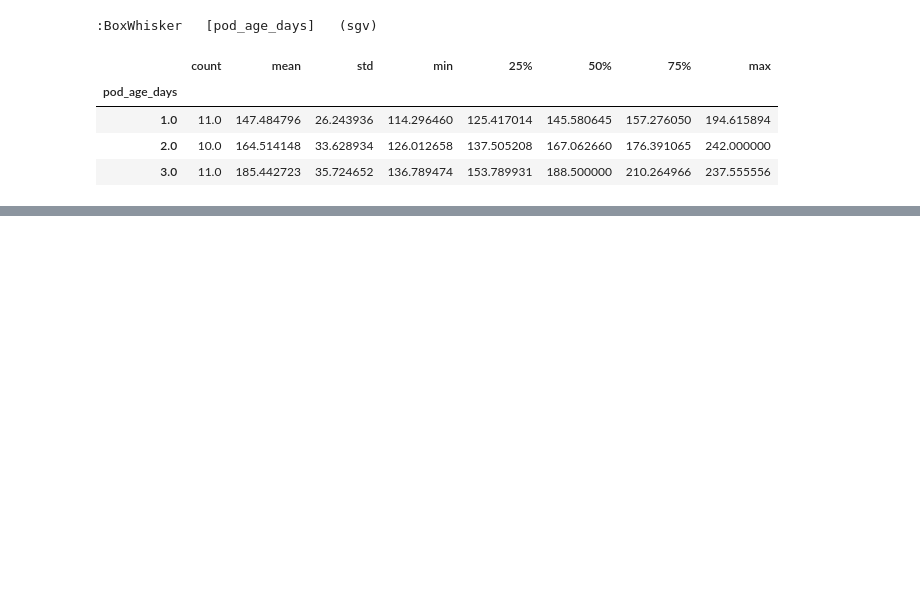
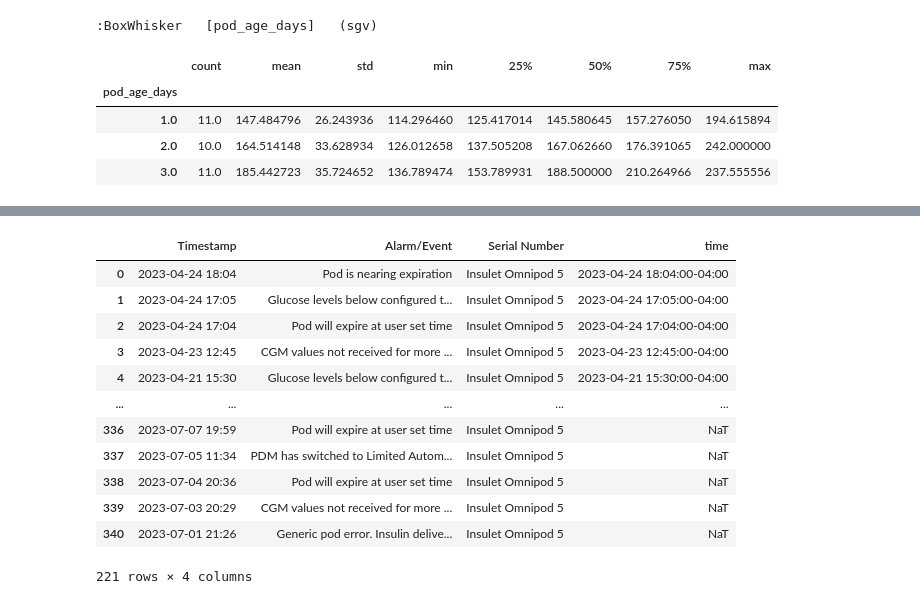
Before and after one commit to michellejw/mdb_explore, a Jupyter notebook: notebooks/df_explore_part06.ipynb, the cells around one changed output, grey strips where cells are left out. Drawn from its saved outputs; the diff is of its cells as text; code cells hidden in the pictures; blank space fills up the shorter version.

Commit message:
work on loading omnipod data for comparison

```diff
--- a/notebooks/df_explore_part06.ipynb
+++ b/notebooks/df_explore_part06.ipynb
@@ -197,0 +200,11 @@ df_daily.groupby(["pod_age_days"])["sgvb
+# %%
+import pickle
+
+# Load the pickled data
+pkl_file = r"../../data/glooko_cgm_and_pump.pkl"
+
+
+with open(pkl_file, "rb") as file:
+    df_cgm, df_alarms, pod_change_flag = pickle.load(file)
+
+df_cgm.head()
@@ -197,0 +218,16 @@ df_daily.groupby(["pod_age_days"])["sgvb
+# %%
+df_alarms
+# %% [output]
+|  | Timestamp | Alarm/Event | Serial Number | time |
+| 0 | 2023-04-24 18:04 | Pod is nearing expiration | Insulet Omnipod 5 | 2023-04-24 18:04:00-04:00 |
+| 1 | 2023-04-24 17:05 | Glucose levels below configured t... | Insulet Omnipod 5 | 2023-04-24 17:05:00-04:00 |
+| 2 | 2023-04-24 17:04 | Pod will expire at user set time | Insulet Omnipod 5 | 2023-04-24 17:04:00-04:00 |
+| 3 | 2023-04-23 12:45 | CGM values not received for more ... | Insulet Omnipod 5 | 2023-04-23 12:45:00-04:00 |
+| 4 | 2023-04-21 15:30 | Glucose levels below configured t... | Insulet Omnipod 5 | 2023-04-21 15:30:00-04:00 |
+| ... | ... | ... | ... | ... |
+| 336 | 2023-07-07 19:59 | Pod will expire at user set time | Insulet Omnipod 5 | NaT |
+| 337 | 2023-07-05 11:34 | PDM has switched to Limited Autom... | Insulet Omnipod 5 | NaT |
+| 338 | 2023-07-04 20:36 | Pod will expire at user set time | Insulet Omnipod 5 | NaT |
+| 339 | 2023-07-03 20:29 | CGM values not received for more ... | Insulet Omnipod 5 | NaT |
+| 340 | 2023-07-01 21:26 | Generic pod error. Insulin delive... | Insulet Omnipod 5 | NaT |
+221 rows × 4 columns
```
Also changed, not shown: parts of 2 cells of this notebook, 2 other files.
